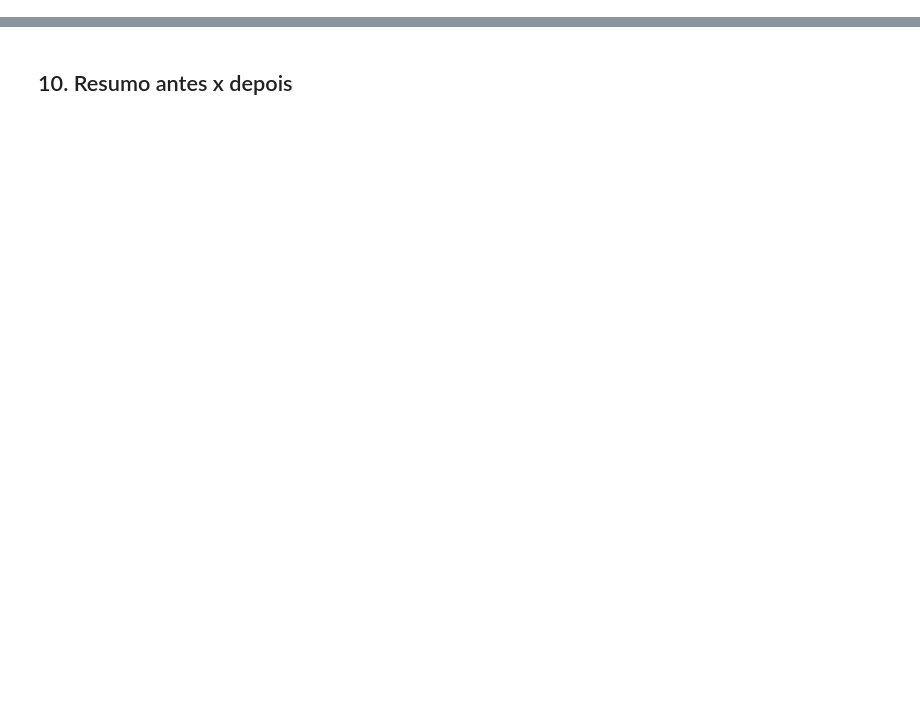
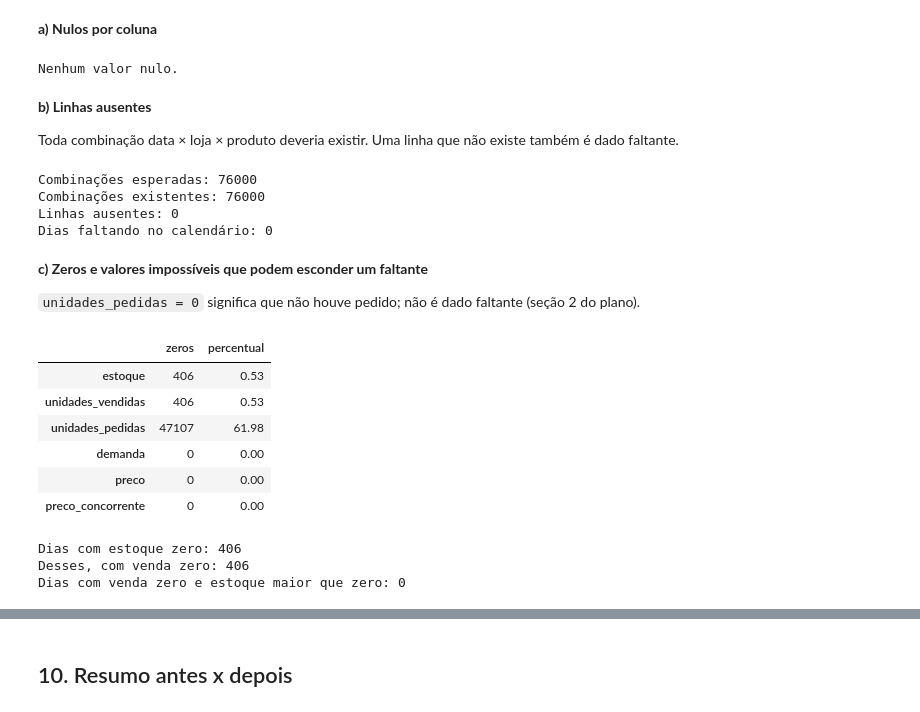
Before and after one commit to juliamariateixeiraa/StockFlow, a Jupyter notebook: notebooks/01_tratamento.ipynb, the cells around one changed output, grey strips where cells are left out. Cells and saved outputs as stored; diff of their text form; code cells hidden in the pictures; blank space fills up the shorter version.

```diff
--- a/notebooks/01_tratamento.ipynb
+++ b/notebooks/01_tratamento.ipynb
@@ -22,0 +79,10 @@ Arquivo: `data/bronze/sales_data.csv`
+# %%
+print("Período:", df["Date"].min(), "a", df["Date"].max())
+print("Dias distintos:", df["Date"].nunique())
+print("Lojas:", df["Store ID"].nunique(), "| Produtos:", df["Product ID"].nunique())
+
+for col in ["Category", "Region", "Weather Condition", "Seasonality"]:
+    print(f"{col}: {sorted(df[col].unique())}")
+for col in ["Promotion", "Epidemic"]:
+    print(f"{col}: {sorted(df[col].unique())}")
+print("Discount (degraus):", sorted(df["Discount"].unique()))
@@ -22,0 +149,13 @@ Arquivo: `data/bronze/sales_data.csv`
+# %%
+df["data"] = pd.to_datetime(df["data"], format="%Y-%m-%d")
+
+for col in texto:
+    df[col] = df[col].astype("string")
+
+for col in ["estoque", "unidades_vendidas", "unidades_pedidas", "desconto", "demanda", "promocao", "epidemia"]:
+    df[col] = df[col].astype("int64")
+
+for col in ["preco", "preco_concorrente"]:
+    df[col] = df[col].astype("float64")
+
+df.dtypes
@@ -22,0 +202,56 @@ Arquivo: `data/bronze/sales_data.csv`
+# %% [markdown]
+**a) Nulos por coluna**
+# %%
+nulos = df.isna().sum()
+print(nulos[nulos > 0] if nulos.sum() else "Nenhum valor nulo.")
+# %% [output]
+Nenhum valor nulo.
+# %% [markdown]
+**b) Linhas ausentes**
+
+Toda combinação data × loja × produto deveria existir. Uma linha que não existe também é dado faltante.
+# %%
+datas = pd.date_range(df["data"].min(), df["data"].max(), freq="D")
+completo = pd.MultiIndex.from_product(
+    [datas, sorted(df["loja_id"].unique()), sorted(df["produto_id"].unique())], names=chave
+)
+existentes = pd.MultiIndex.from_frame(df[chave])
+faltando = completo.difference(existentes)
+
+print("Combinações esperadas:", len(completo))
+print("Combinações existentes:", len(existentes))
+print("Linhas ausentes:", len(faltando))
+print("Dias faltando no calendário:", len(datas) - df["data"].nunique())
+# %% [output]
+Combinações esperadas: 76000
+Combinações existentes: 76000
+Linhas ausentes: 0
+Dias faltando no calendário: 0
+# %% [markdown]
+**c) Zeros e valores impossíveis que podem esconder um faltante**
+
+`unidades_pedidas = 0` significa que não houve pedido; não é dado faltante (seção 2 do plano).
+# %%
+zeros = pd.DataFrame({
+    "zeros": [(df[c] == 0).sum() for c in ["estoque", "unidades_vendidas", "unidades_pedidas", "demanda", "preco", "preco_concorrente"]],
+}, index=["estoque", "unidades_vendidas", "unidades_pedidas", "demanda", "preco", "preco_concorrente"])
+zeros["percentual"] = (zeros["zeros"] / len(df) * 100).round(2)
+zeros
+# %% [output]
+|  | zeros | percentual |
+| estoque | 406 | 0.53 |
+| unidades_vendidas | 406 | 0.53 |
+| unidades_pedidas | 47107 | 61.98 |
+| demanda | 0 | 0.00 |
+| preco | 0 | 0.00 |
+| preco_concorrente | 0 | 0.00 |
+# %%
+# Estoque zerado: a loja não tinha o produto. Venda zero nesses dias é consequência, não falta de registro.
+estoque_zero = df[df["estoque"] == 0]
+print("Dias com estoque zero:", len(estoque_zero))
+print("Desses, com venda zero:", (estoque_zero["unidades_vendidas"] == 0).sum())
+print("Dias com venda zero e estoque maior que zero:", ((df["unidades_vendidas"] == 0) & (df["estoque"] > 0)).sum())
+# %% [output]
+Dias com estoque zero: 406
+Desses, com venda zero: 406
+Dias com venda zero e estoque maior que zero: 0
```
Also changed, not shown: parts of 54 cells of this notebook, 3 other files.
